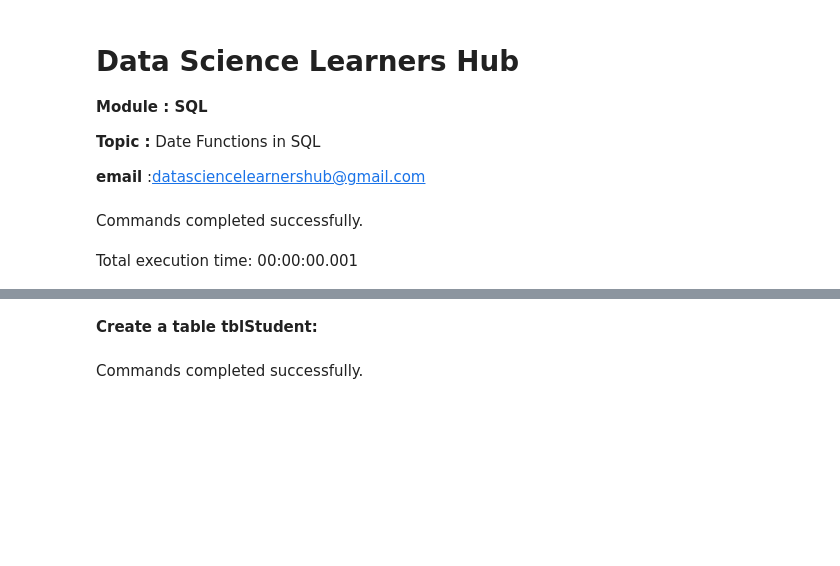
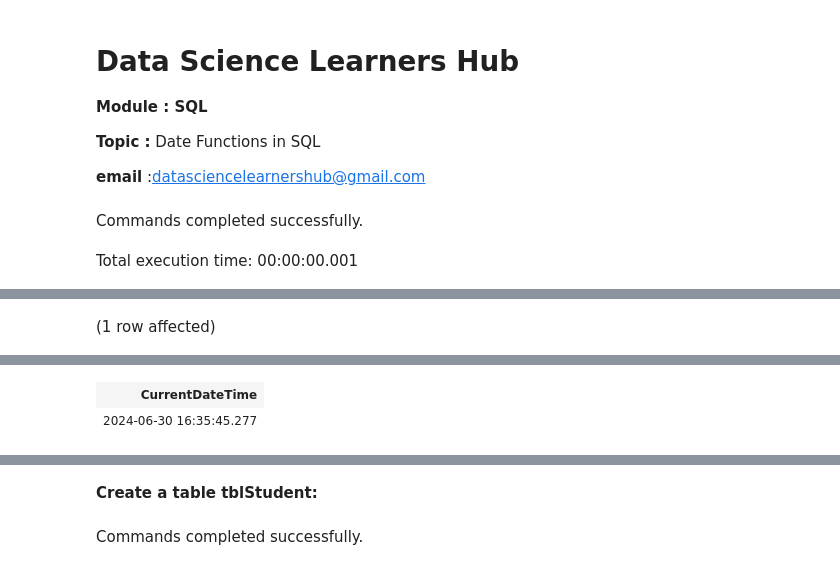
Before and after one commit to rathodlaxman/DataScienceLearnersHub-SQL, a Jupyter notebook: DSLH-DateFunctions.ipynb, the cells around one changed output, grey strips where cells are left out. Drawn from its saved outputs; the diff is of its cells as text; code cells hidden in the pictures; blank space fills up the shorter version.

```diff
--- a/DSLH-DateFunctions.ipynb
+++ b/DSLH-DateFunctions.ipynb
@@ -13,0 +46,5 @@ Total execution time: 00:00:00.001
+# %%
+-- Current Date and Time
+SELECT GETDATE() AS CurrentDateTime;
+# %% [output]
+(1 row affected)
@@ -13,0 +52,2 @@ Total execution time: 00:00:00.001
+| CurrentDateTime |
+| 2024-06-30 16:35:45.277 |
```
Also changed, not shown: parts of 16 cells of this notebook, 1 other file.
